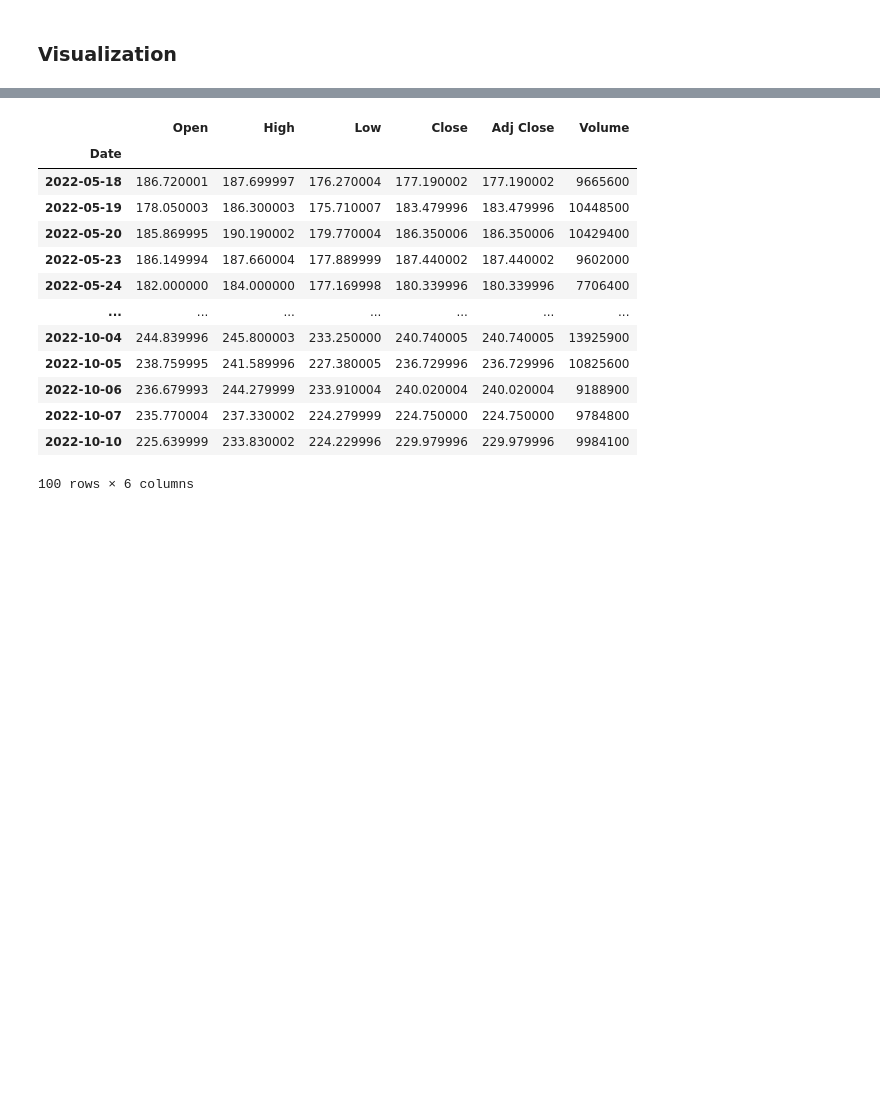
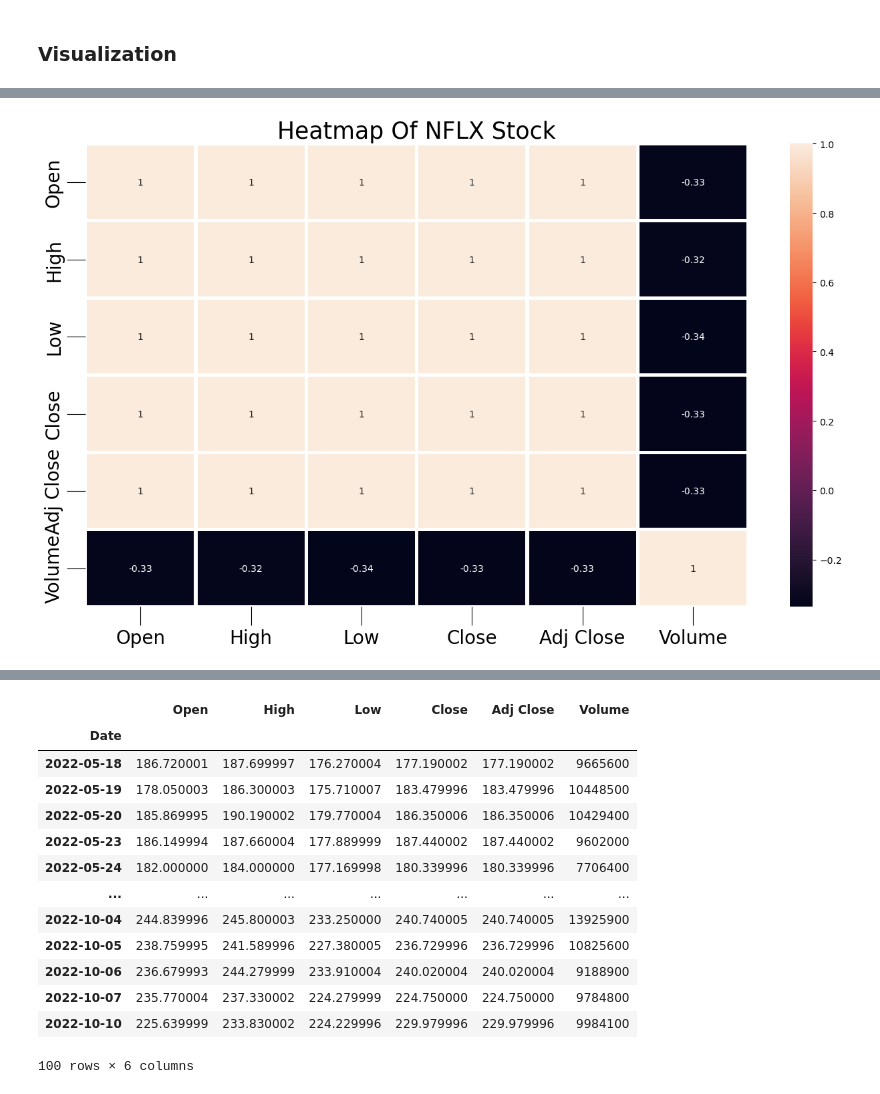
Before and after one commit to TenAcademy/backtesting, a Jupyter notebook: Notebooks/EDA_NFLx.ipynb, the cells around one changed output, grey strips where cells are left out. Saved outputs shown, nothing was run; the diff lists cells and outputs as text; code cells hidden in the pictures; blank space fills up the shorter version.

```diff
--- a/Notebooks/EDA_NFLx.ipynb
+++ b/Notebooks/EDA_NFLx.ipynb
@@ -61,0 +80,9 @@ import mplfinance as mpf
+# %%
+# heatmap
+plt.figure(figsize=(16,9))
+ax = sns.heatmap(df_nfx.corr(), annot= True, linewidth=3)
+ax.tick_params(size=20, labelsize=20)
+plt.title("Heatmap Of NFLX Stock",fontsize=25)
+plt.show()
+# %% [output]
+[figure, added]
```
Also changed, not shown: parts of 13 cells of this notebook.
